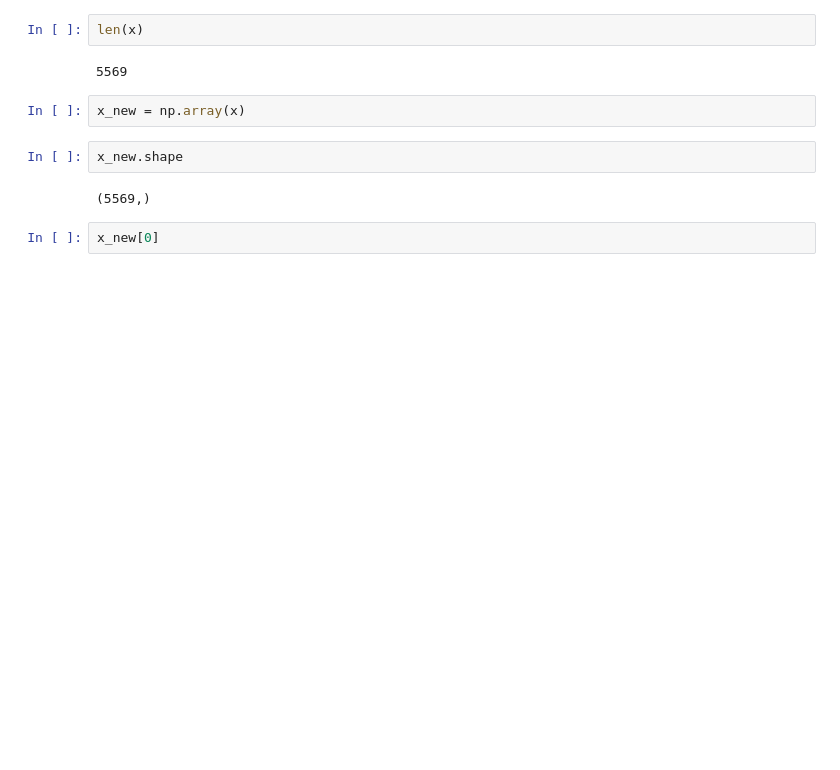
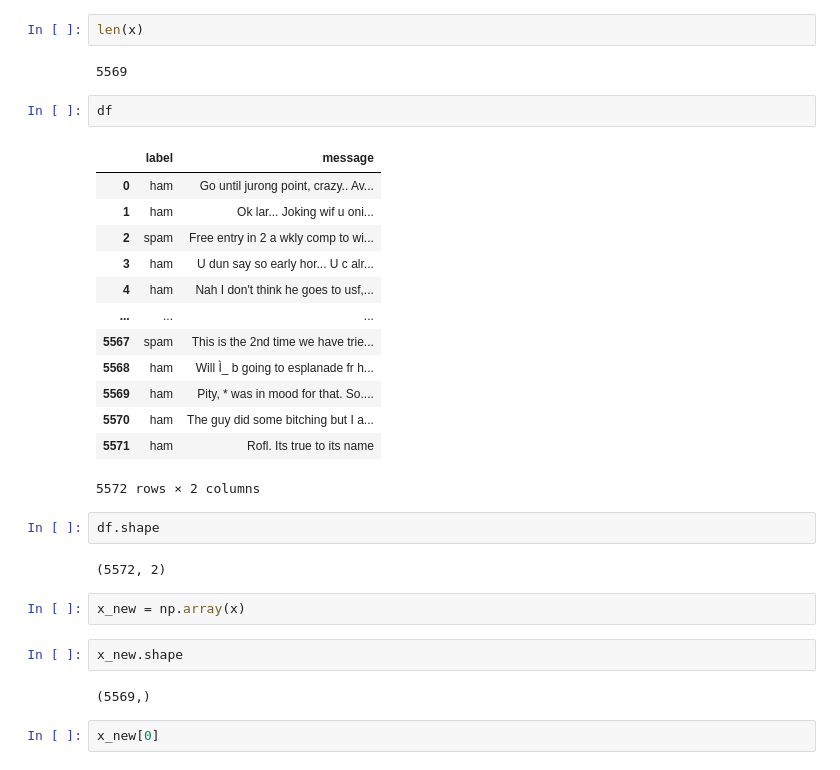
Before and after one commit to Saikiranudayana/Spam-Ham-classification-project-using-NLP, a Jupyter notebook: word2vec.ipynb, the cells around one changed output. Cells and saved outputs as stored; diff of their text form; blank space fills up the shorter version.

```diff
--- a/word2vec.ipynb
+++ b/word2vec.ipynb
@@ -267,6 +287,26 @@ x
 len(x)
 # %% [output]
 5569
+# %%
+df
+# %% [output]
+|  | label | message |
+| 0 | ham | Go until jurong point, crazy.. Av... |
+| 1 | ham | Ok lar... Joking wif u oni... |
+| 2 | spam | Free entry in 2 a wkly comp to wi... |
+| 3 | ham | U dun say so early hor... U c alr... |
+| 4 | ham | Nah I don't think he goes to usf,... |
+| ... | ... | ... |
+| 5567 | spam | This is the 2nd time we have trie... |
+| 5568 | ham | Will Ì_ b going to esplanade fr h... |
+| 5569 | ham | Pity, * was in mood for that. So.... |
+| 5570 | ham | The guy did some bitching but I a... |
+| 5571 | ham | Rofl. Its true to its name |
+5572 rows × 2 columns
+# %%
+df.shape
+# %% [output]
+(5572, 2)
 # %%
 x_new = np.array(x)
 # %%
```
Also changed, not shown: parts of 11 cells of this notebook.
